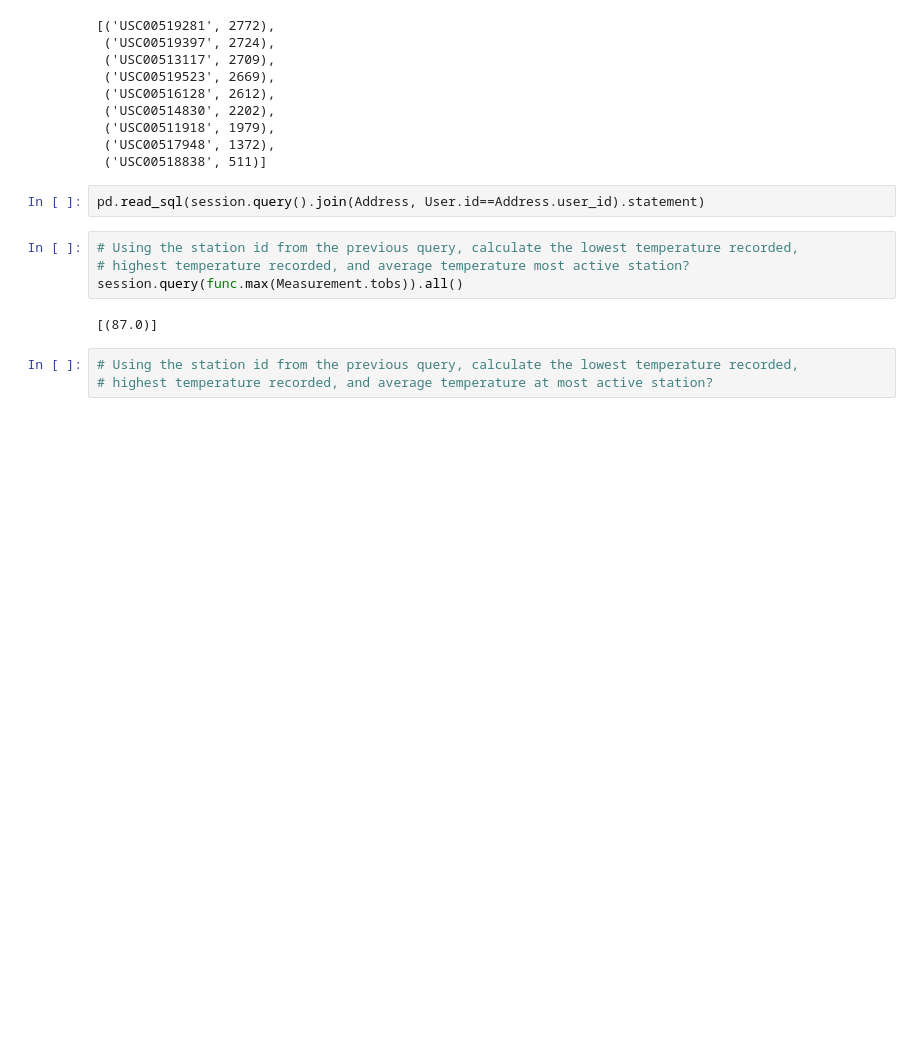
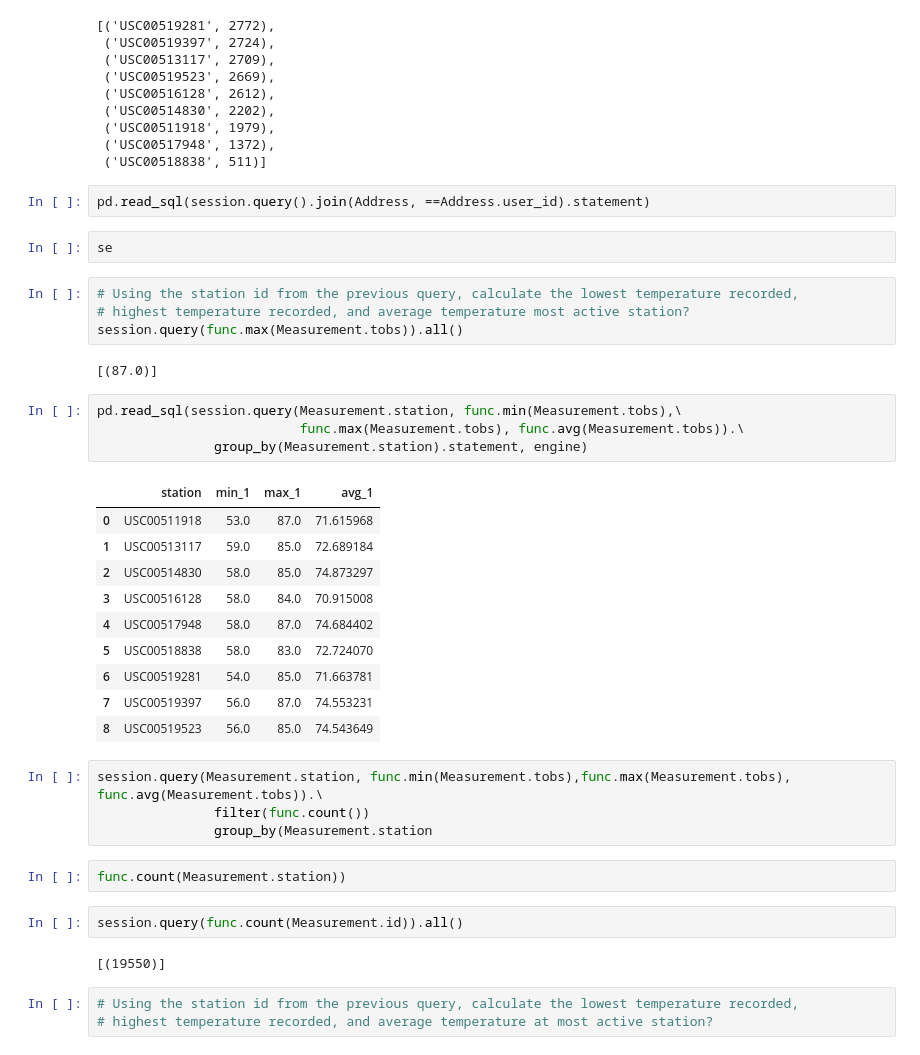
Before and after one commit to ulyssey28/Advanced-Data-Storage-and-Retrieval-, a Jupyter notebook: climate_starter.ipynb, the cells around one changed output. Saved outputs shown, nothing was run; the diff lists cells and outputs as text; blank space fills up the shorter version.

```diff
--- a/climate_starter.ipynb
+++ b/climate_starter.ipynb
@@ -172,13 +172,40 @@ session.query(Measurement.station, func.count(Measurement.id)).\
  ('USC00517948', 1372),
  ('USC00518838', 511)]
 # %%
-pd.read_sql(session.query().join(Address, User.id==Address.user_id).statement)
+pd.read_sql(session.query().join(Address, ==Address.user_id).statement)
+# %%
+se
 # %%
 # Using the station id from the previous query, calculate the lowest temperature recorded,
 # highest temperature recorded, and average temperature most active station?
 session.query(func.max(Measurement.tobs)).all()
 # %% [output]
 [(87.0)]
+# %%
+pd.read_sql(session.query(Measurement.station, func.min(Measurement.tobs),\
+                          func.max(Measurement.tobs), func.avg(Measurement.tobs)).\
+               group_by(Measurement.station).statement, engine)
+# %% [output]
+|  | station | min_1 | max_1 | avg_1 |
+| 0 | USC00511918 | 53.0 | 87.0 | 71.615968 |
+| 1 | USC00513117 | 59.0 | 85.0 | 72.689184 |
+| 2 | USC00514830 | 58.0 | 85.0 | 74.873297 |
+| 3 | USC00516128 | 58.0 | 84.0 | 70.915008 |
+| 4 | USC00517948 | 58.0 | 87.0 | 74.684402 |
+| 5 | USC00518838 | 58.0 | 83.0 | 72.724070 |
+| 6 | USC00519281 | 54.0 | 85.0 | 71.663781 |
+| 7 | USC00519397 | 56.0 | 87.0 | 74.553231 |
+| 8 | USC00519523 | 56.0 | 85.0 | 74.543649 |
+# %%
+session.query(Measurement.station, func.min(Measurement.tobs),func.max(Measurement.tobs), func.avg(Measurement.tobs)).\
+               filter(func.count())
+               group_by(Measurement.station
+# %%
+func.count(Measurement.station))
+# %%
+session.query(func.count(Measurement.id)).all()
+# %% [output]
+[(19550)]
 # %%
 # Using the station id from the previous query, calculate the lowest temperature recorded,
 # highest temperature recorded, and average temperature at most active station?
```
